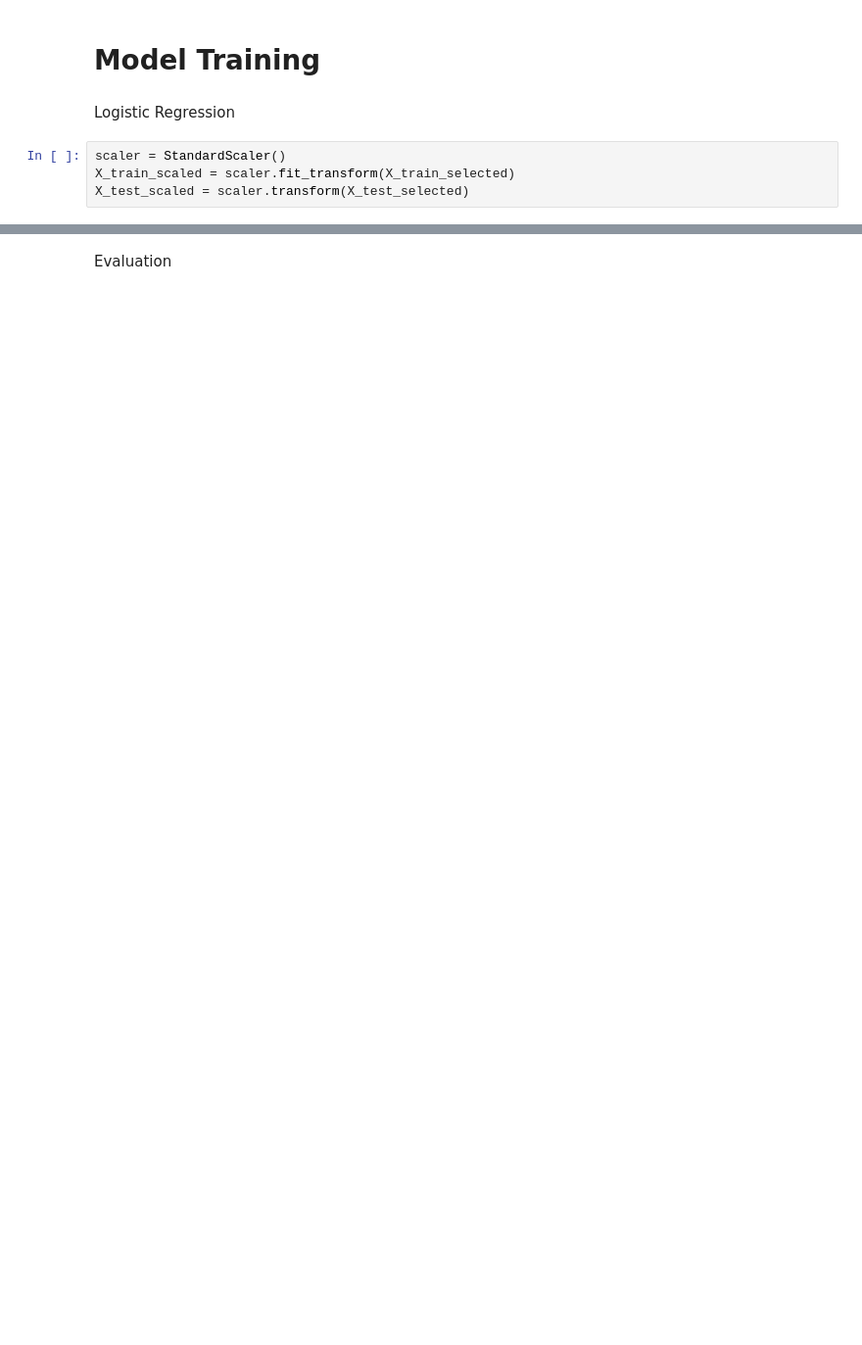
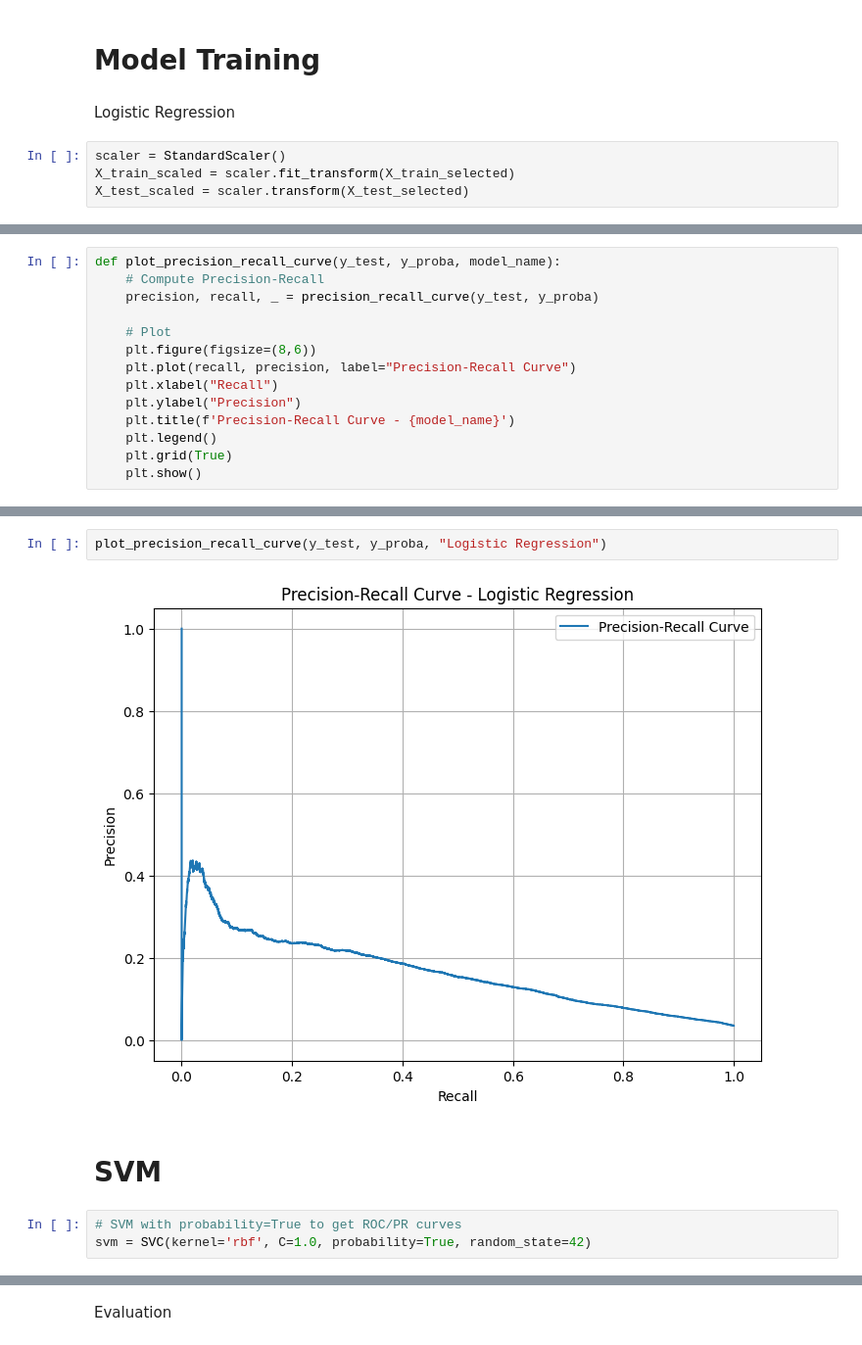
Before and after one commit to joshmoy/xai-fraud-detection, a Jupyter notebook: fraud_detection.ipynb, the cells around one changed output, grey strips where cells are left out. Shown at 98% size. Cells and saved outputs as stored; diff of their text form; blank space fills up the shorter version.

```diff
--- a/fraud_detection.ipynb
+++ b/fraud_detection.ipynb
@@ -328,0 +515,14 @@ y_proba = lr.predict_proba(X_test_scaled)[:, 1]
+# %%
+def plot_precision_recall_curve(y_test, y_proba, model_name):
+    # Compute Precision-Recall
+    precision, recall, _ = precision_recall_curve(y_test, y_proba)
+
+    # Plot
+    plt.figure(figsize=(8,6))
+    plt.plot(recall, precision, label="Precision-Recall Curve")
+    plt.xlabel("Recall")
+    plt.ylabel("Precision")
+    plt.title(f'Precision-Recall Curve - {model_name}')
+    plt.legend()
+    plt.grid(True)
+    plt.show()
@@ -328,0 +533,9 @@ y_proba = lr.predict_proba(X_test_scaled)[:, 1]
+# %%
+plot_precision_recall_curve(y_test, y_proba, "Logistic Regression")
+# %% [output]
+[figure, added]
+# %% [markdown]
+# SVM
+# %%
+# SVM with probability=True to get ROC/PR curves
+svm = SVC(kernel='rbf', C=1.0, probability=True, random_state=42)
```
Also changed, not shown: parts of 63 cells of this notebook.
